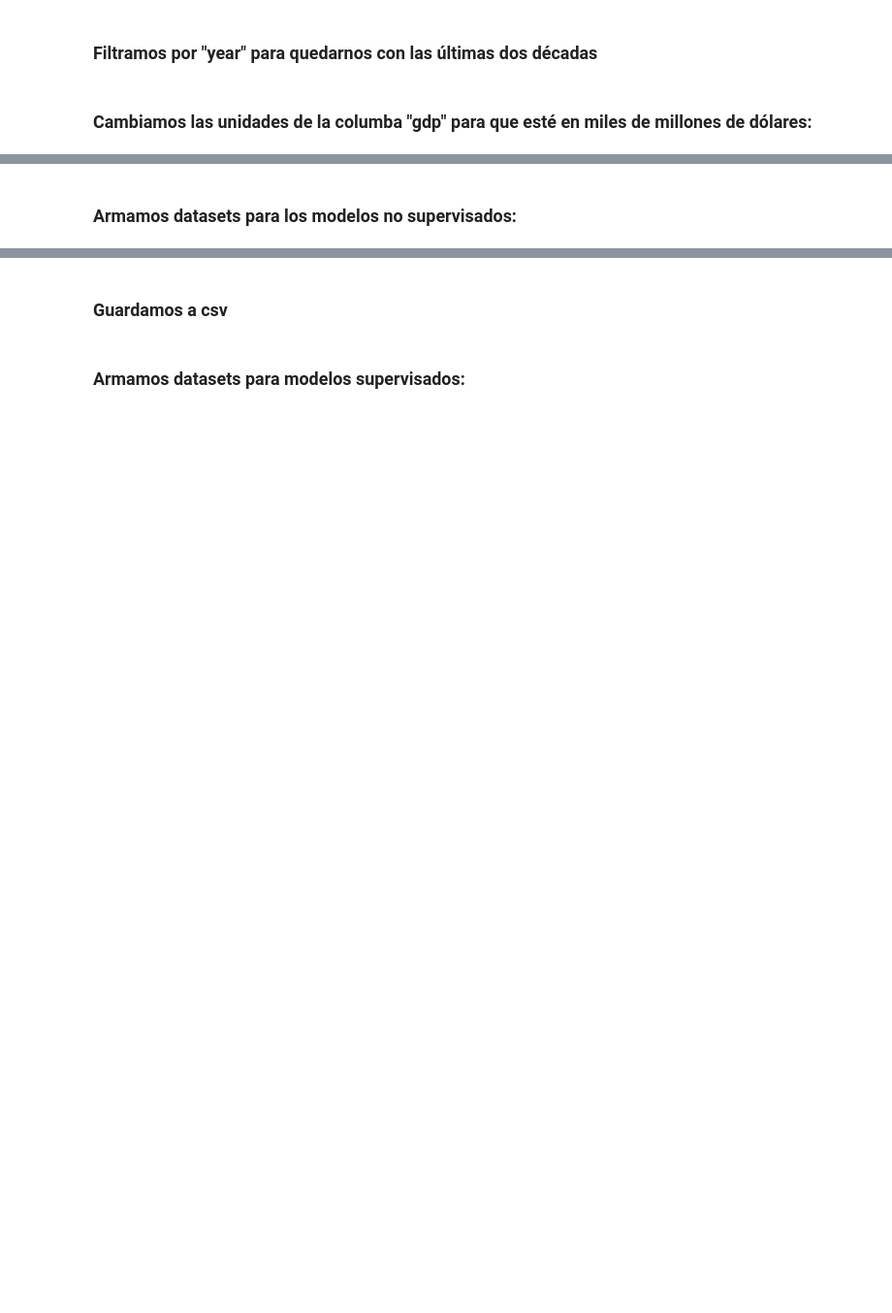
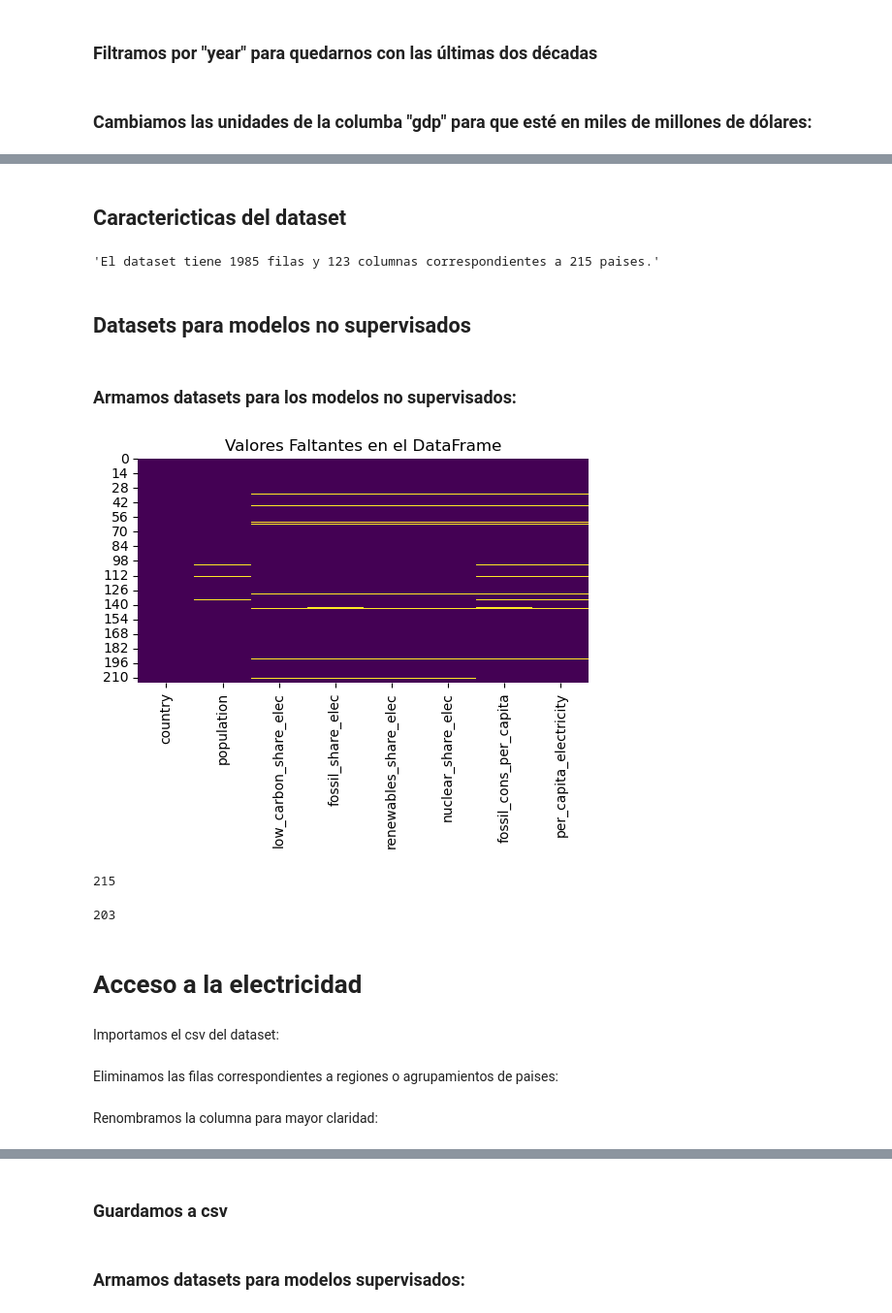
Before and after one commit to L-Ameneiro/EDA-Datasets, a Jupyter notebook: notebooks/limpieza_procesamiento_cem.ipynb, the cells around one changed output, grey strips where cells are left out. Shown at 97% size. Cells and saved outputs as stored; diff of their text form; code cells hidden in the pictures; blank space fills up the shorter version.

Commit message:
modelos no supervisados, nueva limpieza datos

```diff
--- a/notebooks/limpieza_procesamiento_cem.ipynb
+++ b/notebooks/limpieza_procesamiento_cem.ipynb
@@ -38,2 +90,12 @@ wec["gdp"] = wec["gdp"]/10**9
+# %% [markdown]
+## Caractericticas del dataset
+# %%
+forma = wec.shape
+paises = len(wec["country"].unique())
+f"El dataset tiene {forma[0]} filas y {forma[1]} columnas correspondientes a {paises} paises."
+# %% [output]
+'El dataset tiene 1985 filas y 123 columnas correspondientes a 215 paises.'
+# %% [markdown]
+## Datasets para modelos no supervisados
 # %% [markdown]
 ### Armamos datasets para los modelos no supervisados:
@@ -52,0 +102,25 @@ df_ns3
+# %%
+wec_ns = wec[["country", "population", "fossil_cons_per_capita", "per_capita_electricity", "low_carbon_share_elec", "fossil_share_elec",
+"renewables_share_elec", "nuclear_share_elec" ]]
+# %%
+wec_medias = wec_ns.groupby('country').agg({
+    'population': 'mean',
+    'low_carbon_share_elec' : 'mean',
+    "fossil_share_elec": "mean",
+    "renewables_share_elec": "mean",
+    "nuclear_share_elec": "mean",
+    "fossil_cons_per_capita" : 'mean',
+    "per_capita_electricity" : 'mean'
+}).reset_index()
+# %%
+# visualización de valores faltantes
+plt.figure(figsize=(6,3))
+sns.heatmap(wec_medias.isnull(), cmap='viridis', cbar=False)
+plt.title('Valores Faltantes en el DataFrame')
+plt.show()
+# %% [output]
+[figure, added]
+# %%
+len(wec_medias["country"].unique())
+# %% [output]
+215
@@ -52,0 +129,8 @@ df_ns3
+# %%
+len(wec_medias["country"].unique())
+# %% [output]
+203
+# %% [markdown]
+# Acceso a la electricidad
+# %% [markdown]
+Importamos el csv del dataset:
@@ -52,0 +139,2 @@ df_ns3
+# %% [markdown]
+Eliminamos las filas correspondientes a regiones o agrupamientos de paises:
@@ -52,0 +146,2 @@ df_ns3
+# %% [markdown]
+Renombramos la columna para mayor claridad:
```
Also changed, not shown: parts of 44 cells of this notebook, 21 other files.
